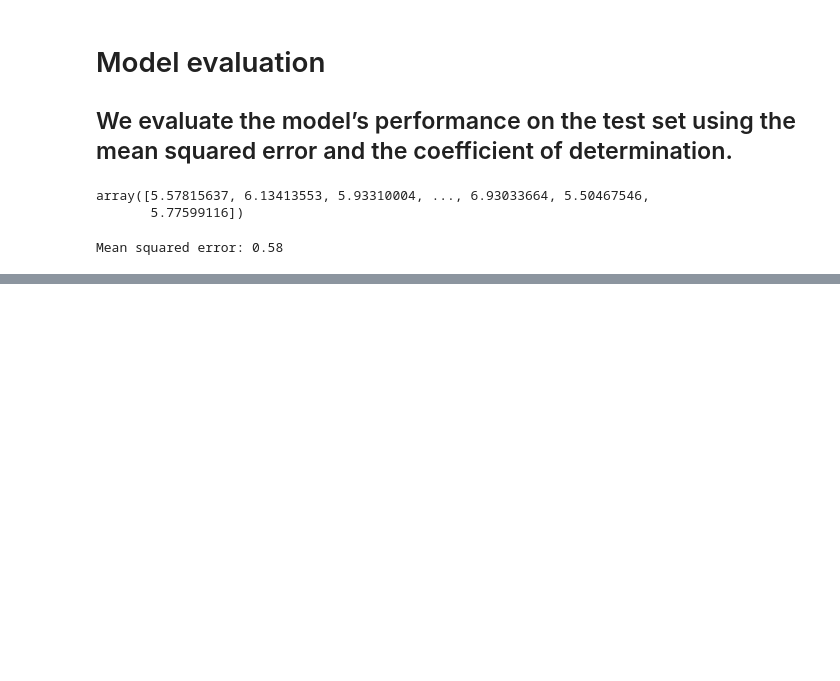
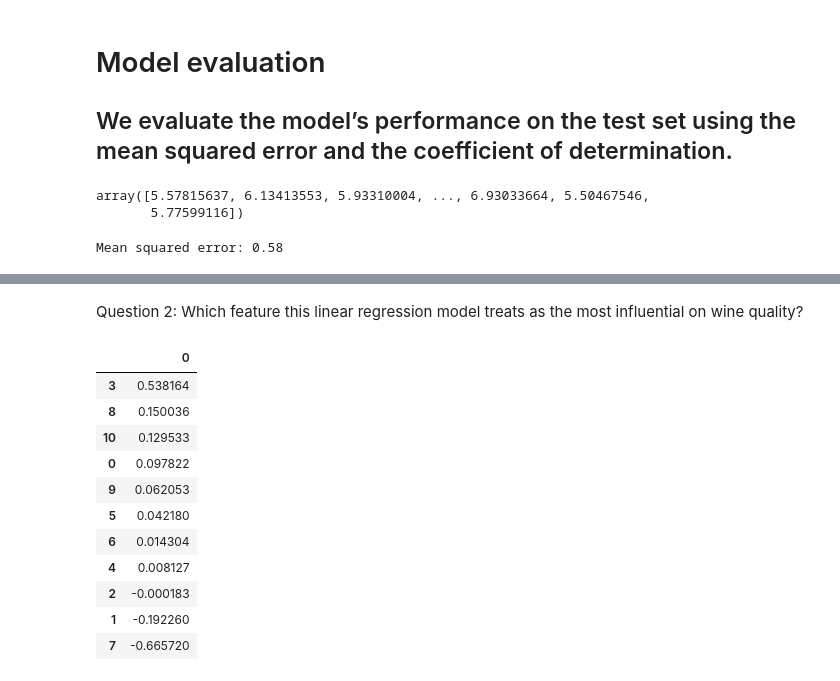
Before and after one commit to Mnr04/Ml_course, a Jupyter notebook: Assignment_04.ipynb, the cells around one changed output, grey strips where cells are left out. Drawn from its saved outputs; the diff is of its cells as text; code cells hidden in the pictures; blank space fills up the shorter version.

```diff
--- a/Assignment_04.ipynb
+++ b/Assignment_04.ipynb
@@ -81,0 +84,20 @@ Mean squared error: 0.58
+# %% [markdown]
+Question 2: Which feature this linear regression model treats as the most influential on wine quality?
+# %%
+coef = linreg.coef_
+linreg_coef = pd.DataFrame(coef)
+linreg_coef
+linreg_coef.sort_values(by=[0], ascending=False)
+# %% [output]
+|  | 0 |
+| 3 | 0.538164 |
+| 8 | 0.150036 |
+| 10 | 0.129533 |
+| 0 | 0.097822 |
+| 9 | 0.062053 |
+| 5 | 0.042180 |
+| 6 | 0.014304 |
+| 4 | 0.008127 |
+| 2 | -0.000183 |
+| 1 | -0.192260 |
+| 7 | -0.665720 |
```
Also changed, not shown: parts of 29 cells of this notebook.
